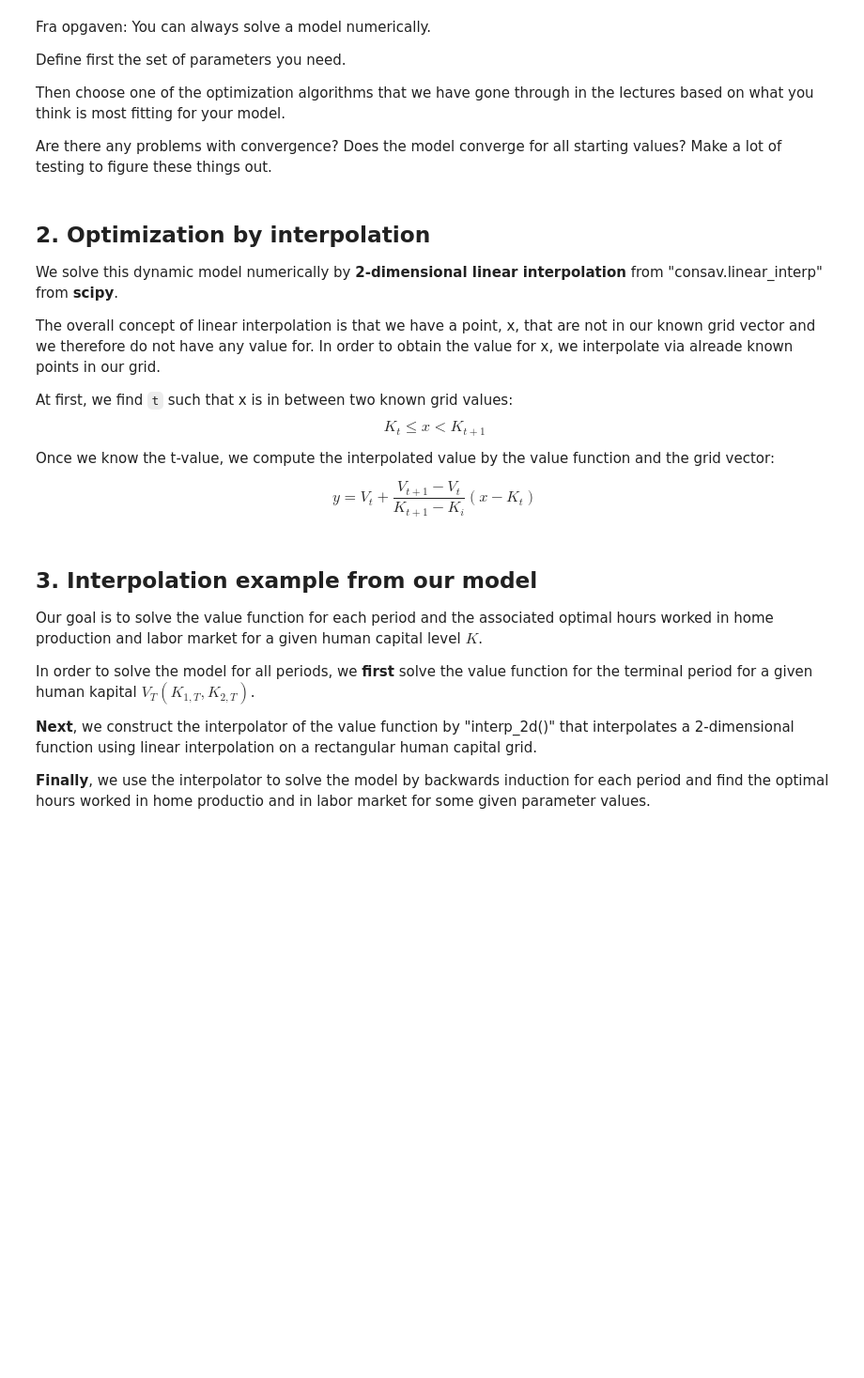
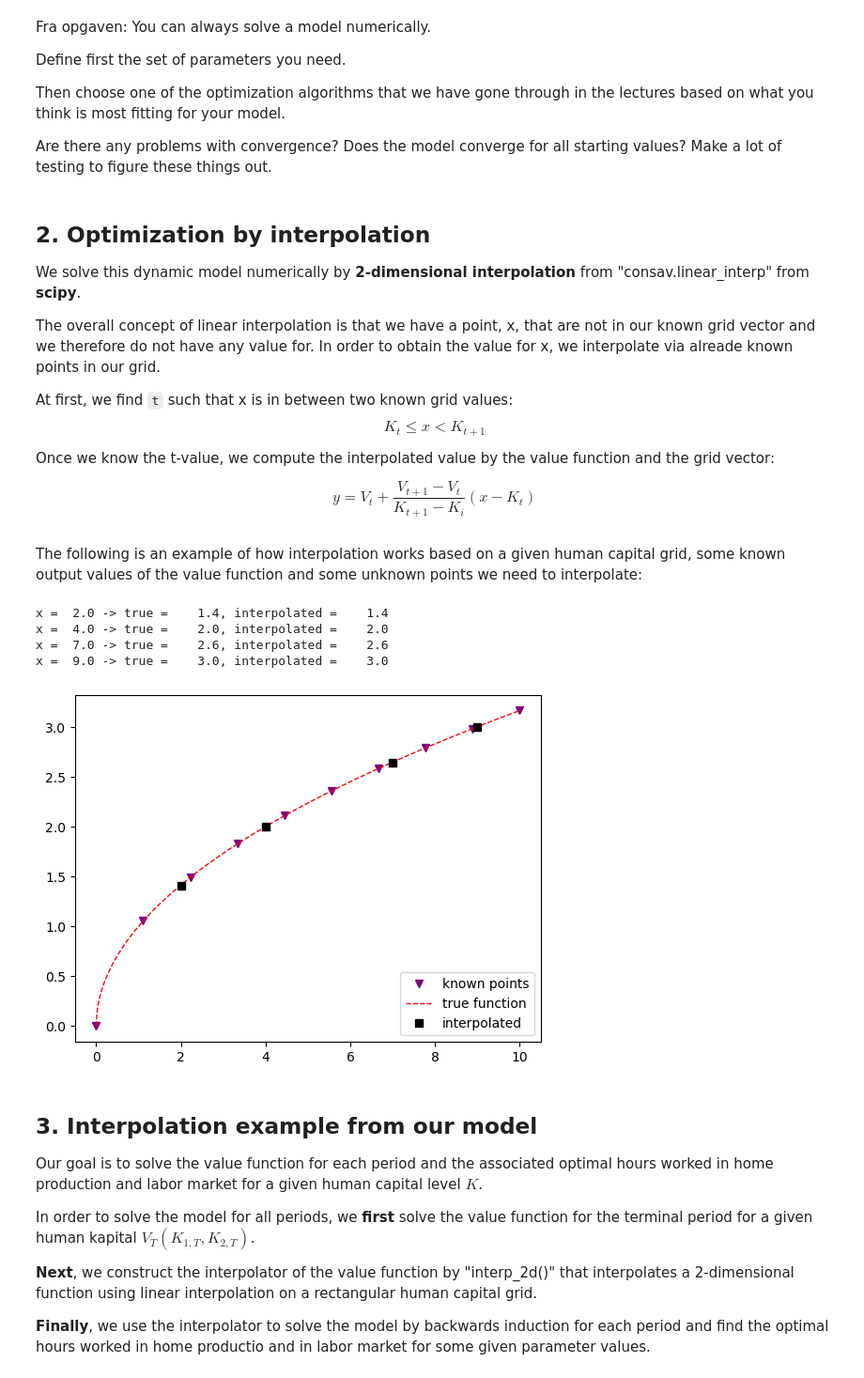
Before and after one commit to NumEconCopenhagen/projects-2023-aca, a Jupyter notebook: modelproject/modelproject code.ipynb, the cells around one changed output. Shown at 94% size. Saved outputs shown, nothing was run; the diff lists cells and outputs as text; code cells hidden in the pictures; blank space fills up the shorter version.

```diff
--- a/modelproject/modelproject code.ipynb
+++ b/modelproject/modelproject code.ipynb
@@ -73,7 +73,7 @@ Then choose one of the optimization algorithms that we have gone through in the
 Are there any problems with convergence? Does the model converge for all starting values? Make a lot of testing to figure these things out.
 # %% [markdown]
 ## 2. Optimization by interpolation
-We solve this dynamic model numerically by **2-dimensional linear interpolation** from "consav.linear_interp" from **scipy**.
+We solve this dynamic model numerically by **2-dimensional interpolation** from "consav.linear_interp" from **scipy**.
 
 The overall concept of linear interpolation is that we have a point, x, that are not in our known grid vector and we therefore do not have any value for. In order to obtain the value for x, we interpolate via alreade known points in our grid.
 
@@ -87,6 +87,82 @@ Once we know the t-value, we compute the interpolated value by the value functio
 $$
 y =  V_{t} + \frac{V_{t+1}-V_{t}}{K_{t+1}-K_{i}}(x-K_{t})
 $$
+# %% [markdown]
+The following is an example of how interpolation works based on a given human capital grid, some known output values of the value function and some unknown points we need to interpolate:
+# %%
+def linear_interpolate(K,V,x):
+    """ linear interpolation (and extrapolation)
+
+    Args:
+        K (np.ndarray): human capital, known points
+        V (np.ndarray): value function, known values
+        x (float): point to be interpolated
+
+    Returns:
+        y (float): interpolated value
+
+    """
+
+    assert len(K) == len(V)
+    n = len(K)
+
+    # a. find time in known points
+    if x < K[1]: # extrapolation below
+        t = 0
+
+    elif x > K[-2]: # extrapolation above
+        t = n-2
+
+    else: # the true interpolation
+        # search
+        t = 0
+        while x >= K[t+1] and t < n-1:
+            t += 1
+
+        # check
+        assert x >= K[t]
+        assert x < K[t+1]
+
+    # b. interpolate
+    diff_K = K[t+1]-K[t]
+    diff_V = V[t+1]-V[t]
+    slope = diff_V/diff_K
+    y = V[t] + slope*(x-K[t])
+
+    return y
+
+
+f = lambda x: (x)**0.5
+
+K = np.linspace(0,10,10)
+V = f(K)
+
+grid = np.linspace(0,10,500)
+V_true = f(grid)
+
+
+# interpolate
+X = [2,4,7,9]
+V_approx = []
+for x in X:
+    true = f(x)
+    y = linear_interpolate(K,V,x)
+    V_approx.append(y)
+    print(f'x = {x:4.1f} -> true = {true:6.1f}, interpolated = {y:6.1f}')
+
+# plot
+fig = plt.figure()
+ax = fig.add_subplot(1,1,1)
+ax.plot(K,V,'v',label='known points', color= 'purple')
+ax.plot(grid,V_true,'--',lw=1,label='true function', color= 'red')
+ax.plot(X,V_approx,'s',lw=1,label='interpolated', color= 'black')
+ax.legend(loc='lower right',facecolor='white',frameon=True);
+# %% [output]
+x =  2.0 -> true =    1.4, interpolated =    1.4
+x =  4.0 -> true =    2.0, interpolated =    2.0
+x =  7.0 -> true =    2.6, interpolated =    2.6
+x =  9.0 -> true =    3.0, interpolated =    3.0
+[figure, added]
 # %% [markdown]
 ## 3. Interpolation example from our model
 Our goal is to solve the value function for each period and the associated optimal hours worked in home production and labor market for a given human capital level $K$.
```
Also changed, not shown: parts of 5 cells of this notebook.
